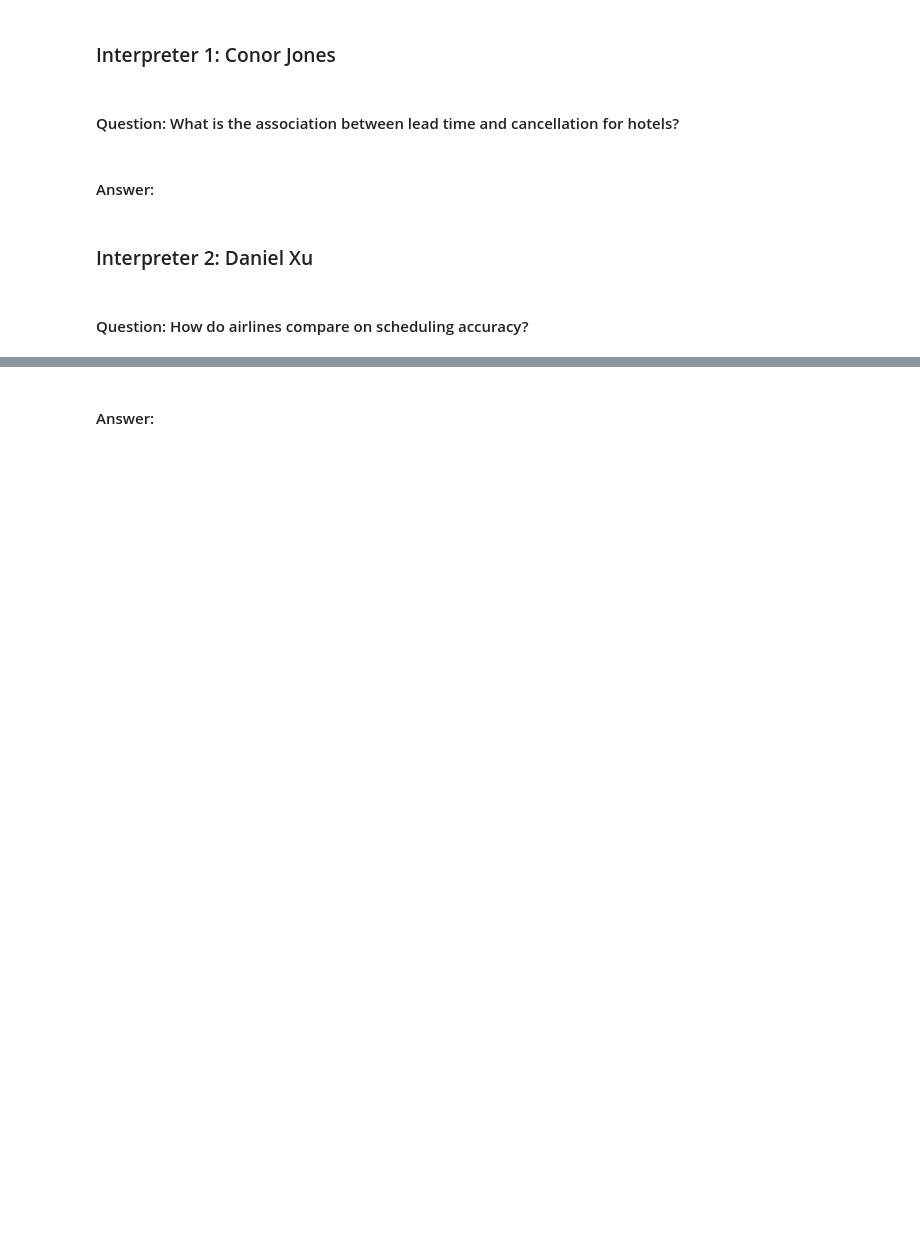
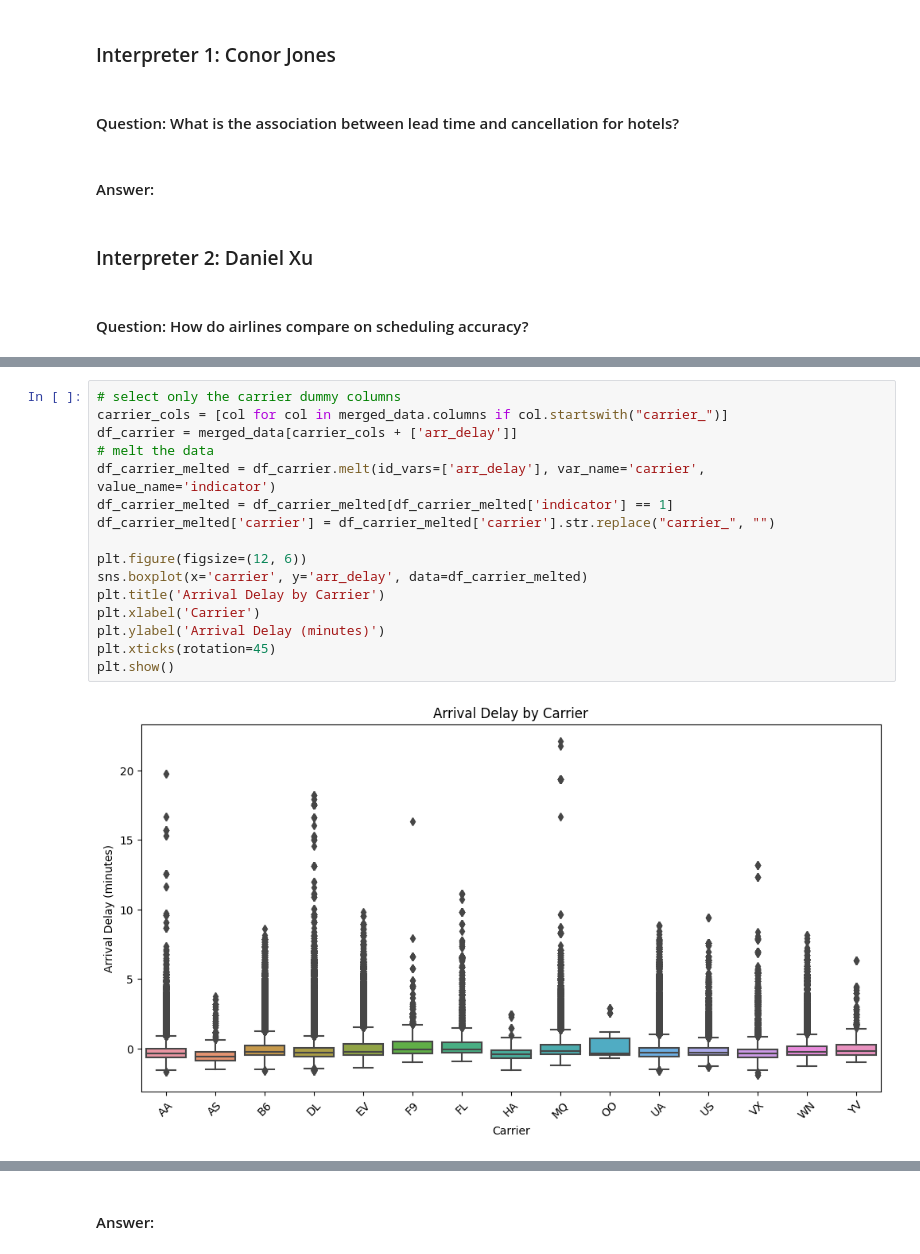
Before and after one commit to ConorJones05/STOR320_Final, a Jupyter notebook: EDA Template.ipynb, the cells around one changed output, grey strips where cells are left out. Cells and saved outputs as stored; diff of their text form; blank space fills up the shorter version.

```diff
--- a/EDA Template.ipynb
+++ b/EDA Template.ipynb
@@ -354,0 +445,18 @@ Each plot should be followed by a paragraph of explanation and observation.
+# %%
+# select only the carrier dummy columns
+carrier_cols = [col for col in merged_data.columns if col.startswith("carrier_")]
+df_carrier = merged_data[carrier_cols + ['arr_delay']]
+# melt the data
+df_carrier_melted = df_carrier.melt(id_vars=['arr_delay'], var_name='carrier', value_name='indicator')
+df_carrier_melted = df_carrier_melted[df_carrier_melted['indicator'] == 1]
+df_carrier_melted['carrier'] = df_carrier_melted['carrier'].str.replace("carrier_", "")
+
+plt.figure(figsize=(12, 6))
+sns.boxplot(x='carrier', y='arr_delay', data=df_carrier_melted)
+plt.title('Arrival Delay by Carrier')
+plt.xlabel('Carrier')
+plt.ylabel('Arrival Delay (minutes)')
+plt.xticks(rotation=45)
+plt.show()
+# %% [output]
+[figure, added]
```
Also changed, not shown: parts of 31 cells of this notebook.
